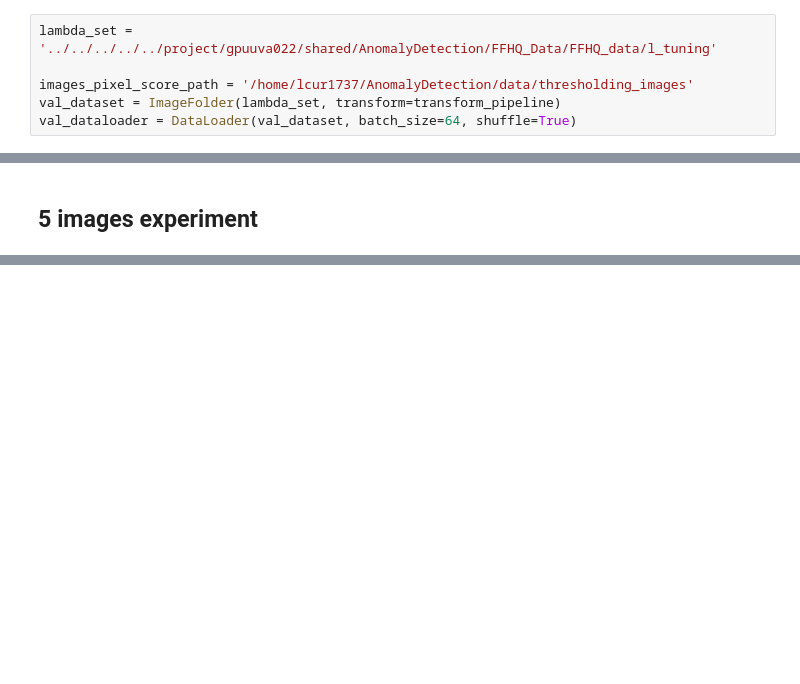
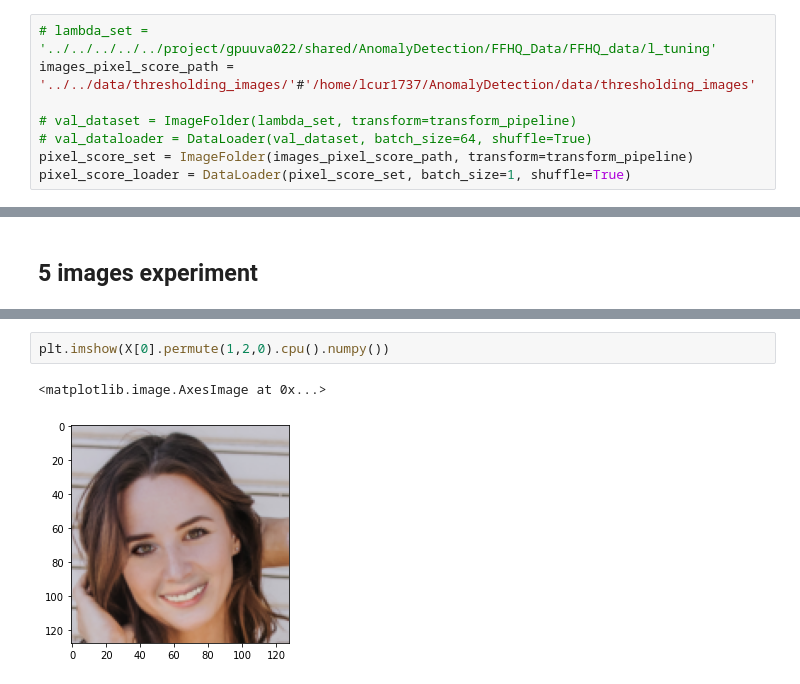
Before and after one commit to JonasElburgUVA/AnomalyDetection, a Jupyter notebook: src/DeepFake/optimal_thresholds.ipynb, the cells around one changed output, grey strips where cells are left out. Saved outputs shown, nothing was run; the diff lists cells and outputs as text; blank space fills up the shorter version.

```diff
--- a/src/DeepFake/optimal_thresholds.ipynb
+++ b/src/DeepFake/optimal_thresholds.ipynb
@@ -21,9 +23,11 @@ transform_pipeline = transforms.Compose([
     transforms.ToTensor()
 ])
 # %%
-lambda_set = '../../../../../project/gpuuva022/shared/AnomalyDetection/FFHQ_Data/FFHQ_data/l_tuning'
+# lambda_set = '../../../../../project/gpuuva022/shared/AnomalyDetection/FFHQ_Data/FFHQ_data/l_tuning'
+images_pixel_score_path = '../../data/thresholding_images/'#'/home/lcur1737/AnomalyDetection/data/thresholding_images'
 
-images_pixel_score_path = '/home/lcur1737/AnomalyDetection/data/thresholding_images'
-val_dataset = ImageFolder(lambda_set, transform=transform_pipeline)
-val_dataloader = DataLoader(val_dataset, batch_size=64, shuffle=True)
+# val_dataset = ImageFolder(lambda_set, transform=transform_pipeline)
+# val_dataloader = DataLoader(val_dataset, batch_size=64, shuffle=True)
+pixel_score_set = ImageFolder(images_pixel_score_path, transform=transform_pipeline)
+pixel_score_loader = DataLoader(pixel_score_set, batch_size=1, shuffle=True)
 # %%
@@ -124,0 +151,5 @@ for X,_ in loaded_dataloader:
+# %%
+plt.imshow(X[0].permute(1,2,0).cpu().numpy())
+# %% [output]
+<matplotlib.image.AxesImage at 0x...>
+[figure, added]
```
Also changed, not shown: parts of 9 cells of this notebook.
